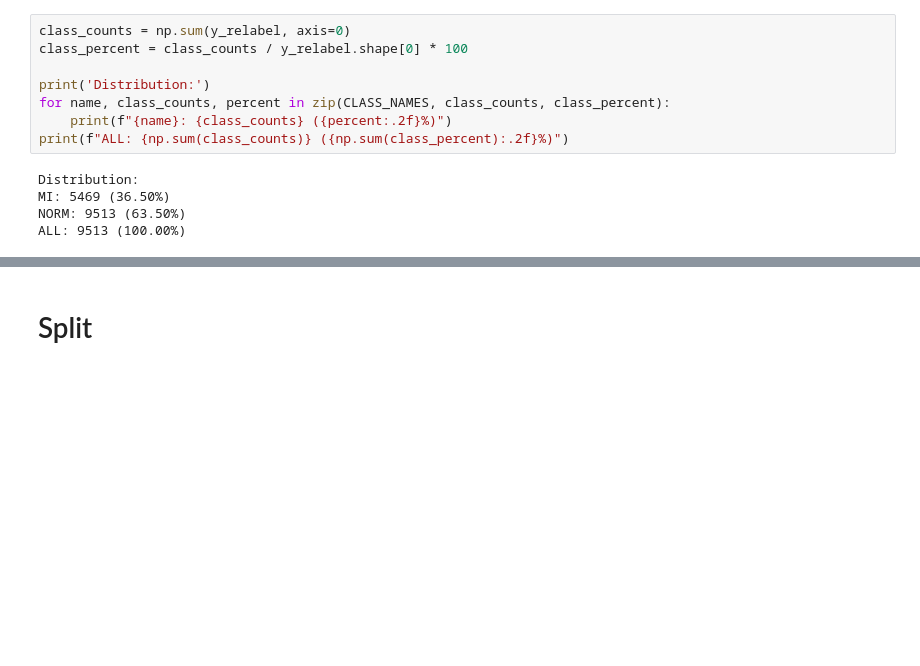
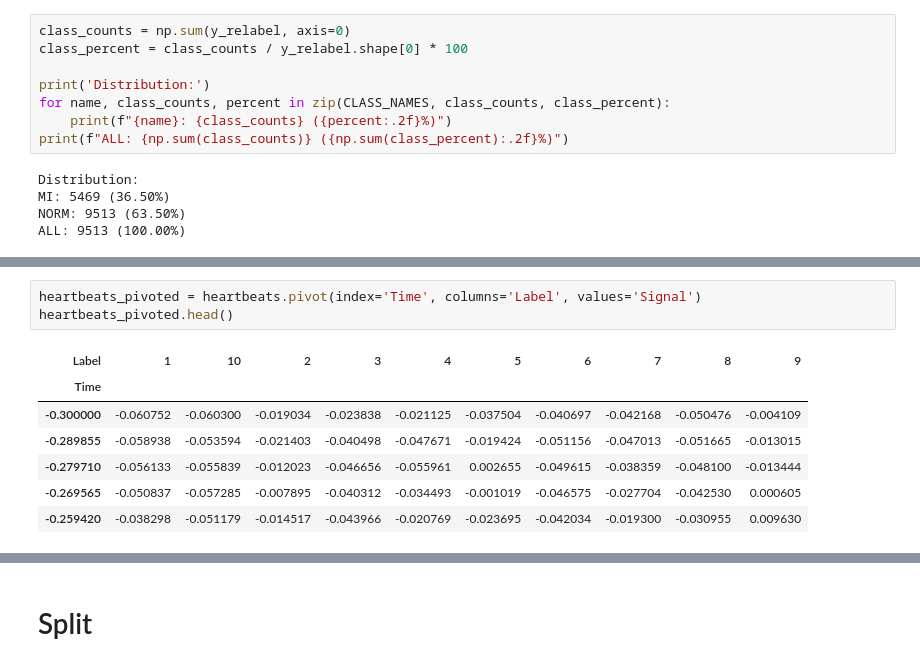
Before and after one commit to AliceKitchkin/ECG_xAI, a Jupyter notebook: notebooks/01_data_pipeline.ipynb, the cells around one changed output, grey strips where cells are left out. Cells and saved outputs as stored; diff of their text form; blank space fills up the shorter version.

```diff
--- a/notebooks/01_data_pipeline.ipynb
+++ b/notebooks/01_data_pipeline.ipynb
@@ -108,0 +154,11 @@ ALL: 9513 (100.00%)
+# %%
+heartbeats_pivoted = heartbeats.pivot(index='Time', columns='Label', values='Signal')
+heartbeats_pivoted.head()
+# %% [output]
+| Label | 1 | 10 | 2 | 3 | 4 | 5 | 6 | 7 | 8 | 9 |
+| Time |  |  |  |  |  |  |  |  |  |  |
+| -0.300000 | -0.060752 | -0.060300 | -0.019034 | -0.023838 | -0.021125 | -0.037504 | -0.040697 | -0.042168 | -0.050476 | -0.004109 |
+| -0.289855 | -0.058938 | -0.053594 | -0.021403 | -0.040498 | -0.047671 | -0.019424 | -0.051156 | -0.047013 | -0.051665 | -0.013015 |
+| -0.279710 | -0.056133 | -0.055839 | -0.012023 | -0.046656 | -0.055961 | 0.002655 | -0.049615 | -0.038359 | -0.048100 | -0.013444 |
+| -0.269565 | -0.050837 | -0.057285 | -0.007895 | -0.040312 | -0.034493 | -0.001019 | -0.046575 | -0.027704 | -0.042530 | 0.000605 |
+| -0.259420 | -0.038298 | -0.051179 | -0.014517 | -0.043966 | -0.020769 | -0.023695 | -0.042034 | -0.019300 | -0.030955 | 0.009630 |
```
Also changed, not shown: parts of 10 cells of this notebook.
